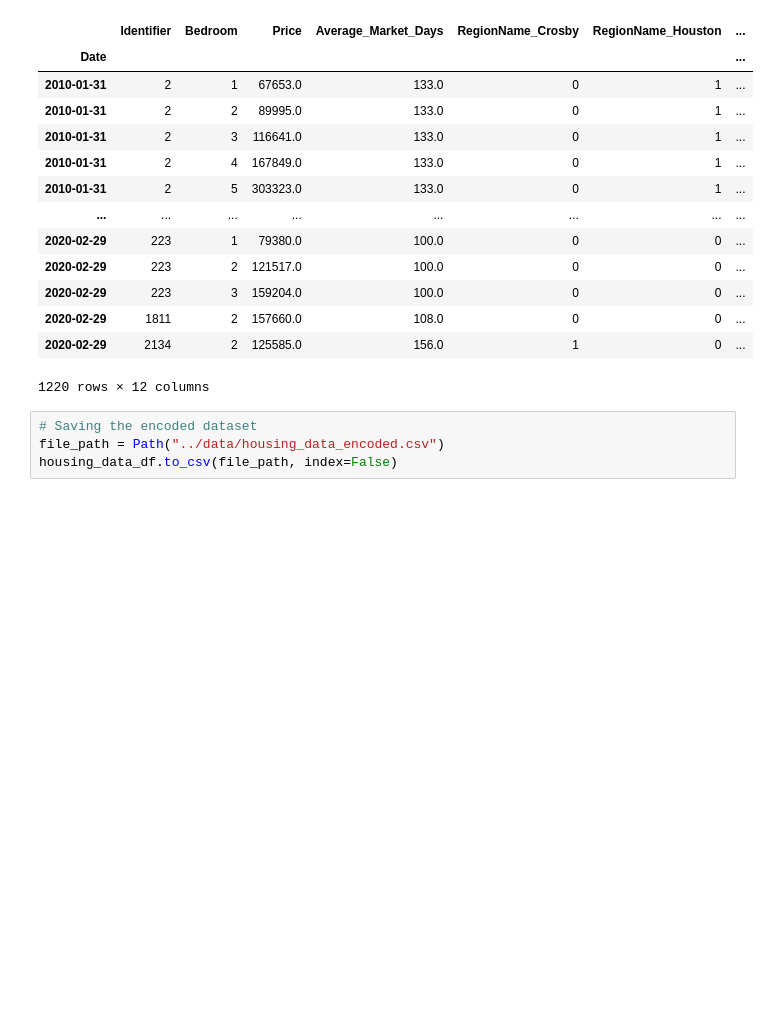
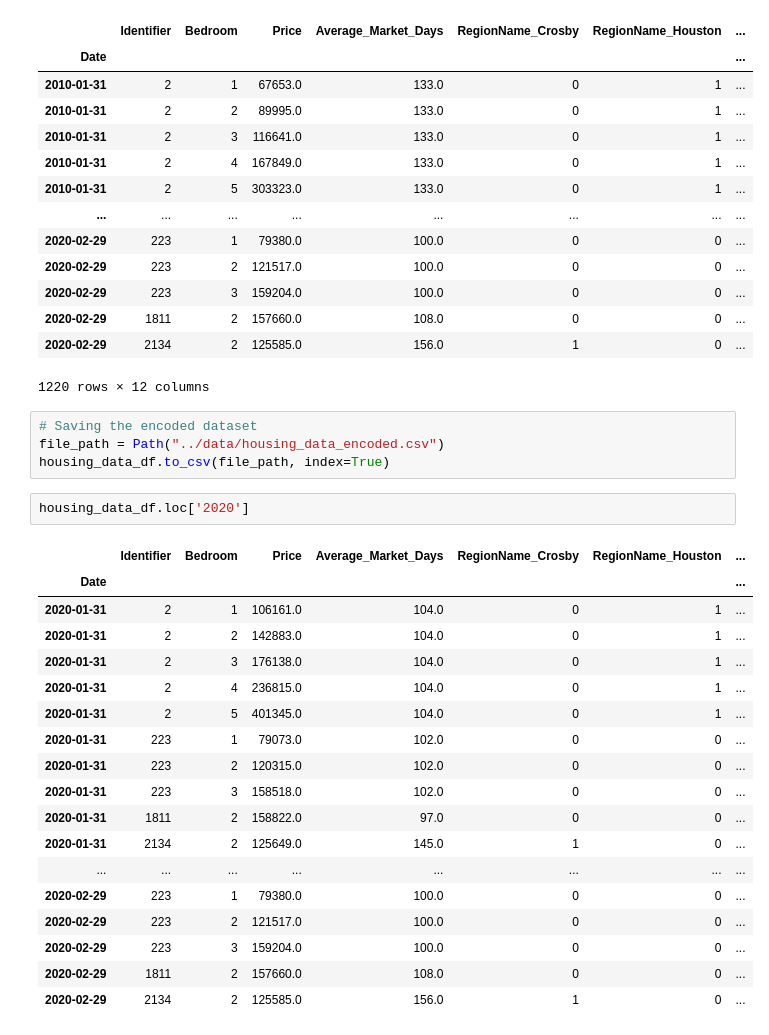
Before and after one commit to jexiamaris/project2, a Jupyter notebook: data/cleaning_data.ipynb, the cells around one changed output. Saved outputs shown, nothing was run; the diff lists cells and outputs as text; blank space fills up the shorter version.

```diff
--- a/data/cleaning_data.ipynb
+++ b/data/cleaning_data.ipynb
@@ -240,4 +240,25 @@ housing_data_df
 # %%
 # Saving the encoded dataset
 file_path = Path("../data/housing_data_encoded.csv")
-housing_data_df.to_csv(file_path, index=False)
+housing_data_df.to_csv(file_path, index=True)
+# %%
+housing_data_df.loc['2020']
+# %% [output]
+|  | Identifier | Bedroom | Price | Average_Market_Days | RegionName_Crosby | RegionName_Houston | ... |
+| Date |  |  |  |  |  |  | ... |
+| 2020-01-31 | 2 | 1 | 106161.0 | 104.0 | 0 | 1 | ... |
+| 2020-01-31 | 2 | 2 | 142883.0 | 104.0 | 0 | 1 | ... |
+| 2020-01-31 | 2 | 3 | 176138.0 | 104.0 | 0 | 1 | ... |
+| 2020-01-31 | 2 | 4 | 236815.0 | 104.0 | 0 | 1 | ... |
+| 2020-01-31 | 2 | 5 | 401345.0 | 104.0 | 0 | 1 | ... |
+| 2020-01-31 | 223 | 1 | 79073.0 | 102.0 | 0 | 0 | ... |
+| 2020-01-31 | 223 | 2 | 120315.0 | 102.0 | 0 | 0 | ... |
+| 2020-01-31 | 223 | 3 | 158518.0 | 102.0 | 0 | 0 | ... |
+| 2020-01-31 | 1811 | 2 | 158822.0 | 97.0 | 0 | 0 | ... |
+| 2020-01-31 | 2134 | 2 | 125649.0 | 145.0 | 1 | 0 | ... |
+| ... | ... | ... | ... | ... | ... | ... | ... |
+| 2020-02-29 | 223 | 1 | 79380.0 | 100.0 | 0 | 0 | ... |
+| 2020-02-29 | 223 | 2 | 121517.0 | 100.0 | 0 | 0 | ... |
+| 2020-02-29 | 223 | 3 | 159204.0 | 100.0 | 0 | 0 | ... |
+| 2020-02-29 | 1811 | 2 | 157660.0 | 108.0 | 0 | 0 | ... |
+| 2020-02-29 | 2134 | 2 | 125585.0 | 156.0 | 1 | 0 | ... |
```
Also changed, not shown: 2 other files.
